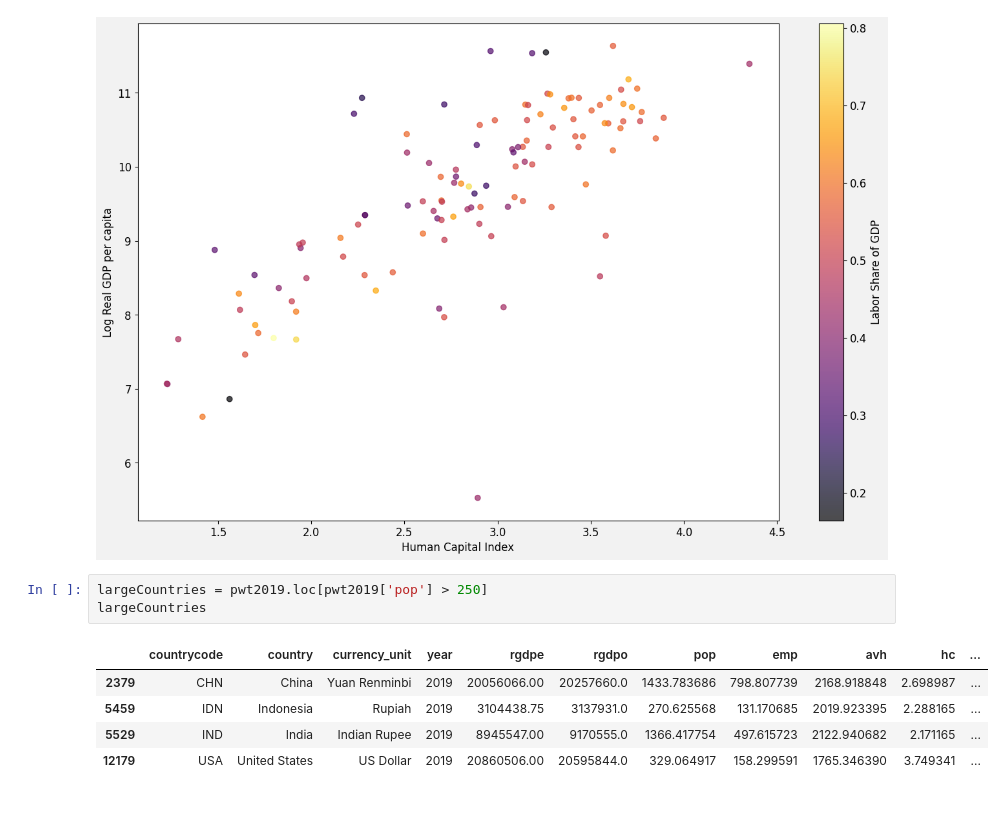
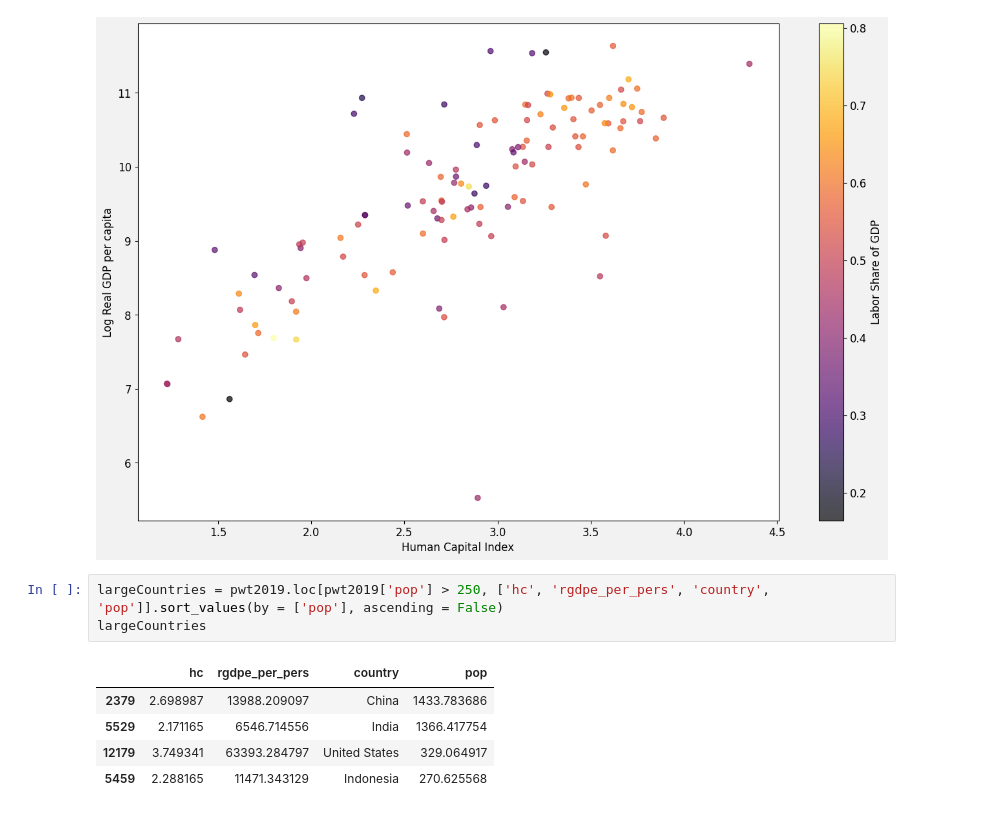
Before and after one commit to sebalexsmith/MET2010, a Jupyter notebook: Labs/Lab 4.ipynb, the cells around one changed output. Saved outputs shown, nothing was run; the diff lists cells and outputs as text.

```diff
--- a/Labs/Lab 4.ipynb
+++ b/Labs/Lab 4.ipynb
@@ -105,13 +105,13 @@ colorbar.set_label('Labor Share of GDP')
 # %% [output]
 [figure]
 # %%
-largeCountries = pwt2019.loc[pwt2019['pop'] > 250]
+largeCountries = pwt2019.loc[pwt2019['pop'] > 250, ['hc', 'rgdpe_per_pers', 'country', 'pop']].sort_values(by = ['pop'], ascending = False)
 largeCountries
 # %% [output]
-|  | countrycode | country | currency_unit | year | rgdpe | rgdpo | pop | emp | avh | hc | ... |
-| 2379 | CHN | China | Yuan Renminbi | 2019 | 20056066.00 | 20257660.0 | 1433.783686 | 798.807739 | 2168.918848 | 2.698987 | ... |
-| 5459 | IDN | Indonesia | Rupiah | 2019 | 3104438.75 | 3137931.0 | 270.625568 | 131.170685 | 2019.923395 | 2.288165 | ... |
-| 5529 | IND | India | Indian Rupee | 2019 | 8945547.00 | 9170555.0 | 1366.417754 | 497.615723 | 2122.940682 | 2.171165 | ... |
-| 12179 | USA | United States | US Dollar | 2019 | 20860506.00 | 20595844.0 | 329.064917 | 158.299591 | 1765.346390 | 3.749341 | ... |
+|  | hc | rgdpe_per_pers | country | pop |
+| 2379 | 2.698987 | 13988.209097 | China | 1433.783686 |
+| 5529 | 2.171165 | 6546.714556 | India | 1366.417754 |
+| 12179 | 3.749341 | 63393.284797 | United States | 329.064917 |
+| 5459 | 2.288165 | 11471.343129 | Indonesia | 270.625568 |
 # %%
 fig, ax = plt.subplots()
```
Also changed, not shown: parts of 24 cells of this notebook, 2 other files.
